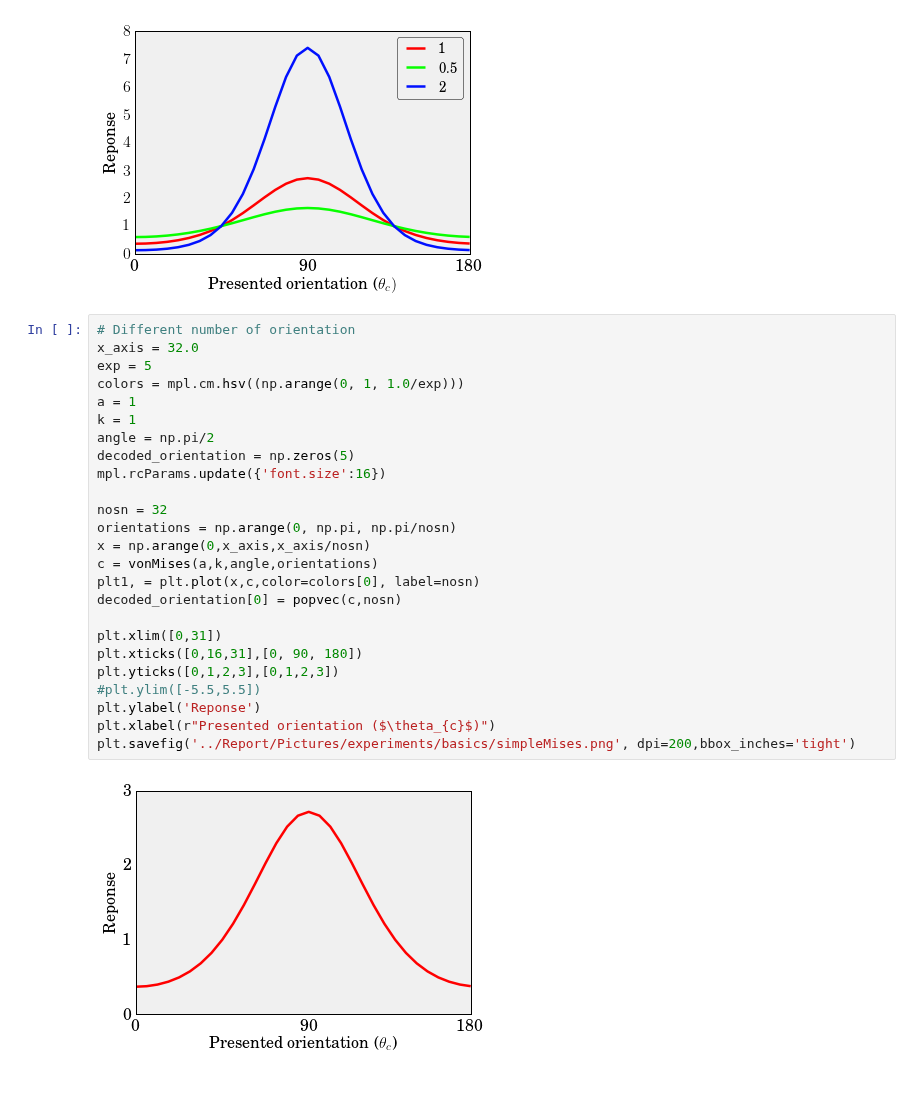
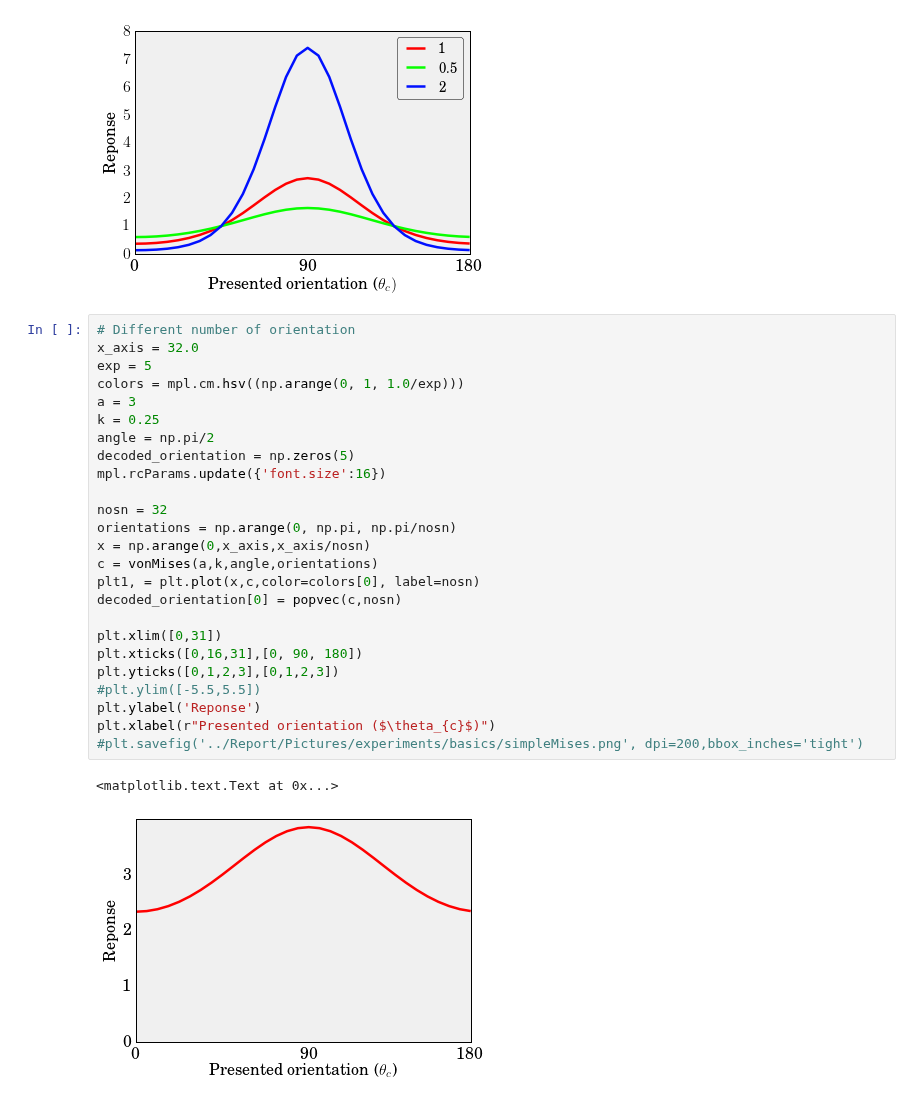
Before and after one commit to masenov/HonoursProject, a Jupyter notebook: Python/Untitled1.ipynb, the cells around one changed output. Cells and saved outputs as stored; diff of their text form.

```diff
--- a/Python/Untitled1.ipynb
+++ b/Python/Untitled1.ipynb
@@ -193,27 +194,28 @@ plt.savefig('../Report/Pictures/experiments/basics/misesNumberB.png', dpi=200,bb
 # %%
 # Different number of orientation
 x_axis = 32.0
 exp = 5
 colors = mpl.cm.hsv((np.arange(0, 1, 1.0/exp)))
-a = 1
-k = 1
+a = 3
+k = 0.25
 angle = np.pi/2
 decoded_orientation = np.zeros(5)
 mpl.rcParams.update({'font.size':16})
 
 nosn = 32
 orientations = np.arange(0, np.pi, np.pi/nosn)
 x = np.arange(0,x_axis,x_axis/nosn)
 c = vonMises(a,k,angle,orientations)
 plt1, = plt.plot(x,c,color=colors[0], label=nosn)
 decoded_orientation[0] = popvec(c,nosn)
 
 plt.xlim([0,31])
 plt.xticks([0,16,31],[0, 90, 180])
 plt.yticks([0,1,2,3],[0,1,2,3])
 #plt.ylim([-5.5,5.5])
 plt.ylabel('Reponse')
 plt.xlabel(r"Presented orientation ($\theta_{c}$)")
-plt.savefig('../Report/Pictures/experiments/basics/simpleMises.png', dpi=200,bbox_inches='tight')
+#plt.savefig('../Report/Pictures/experiments/basics/simpleMises.png', dpi=200,bbox_inches='tight')
 # %% [output]
+<matplotlib.text.Text at 0x...>
-[figure, old version]
+[figure, new version]
```
Also changed, not shown: parts of 1 cell of this notebook, 42 other files.
